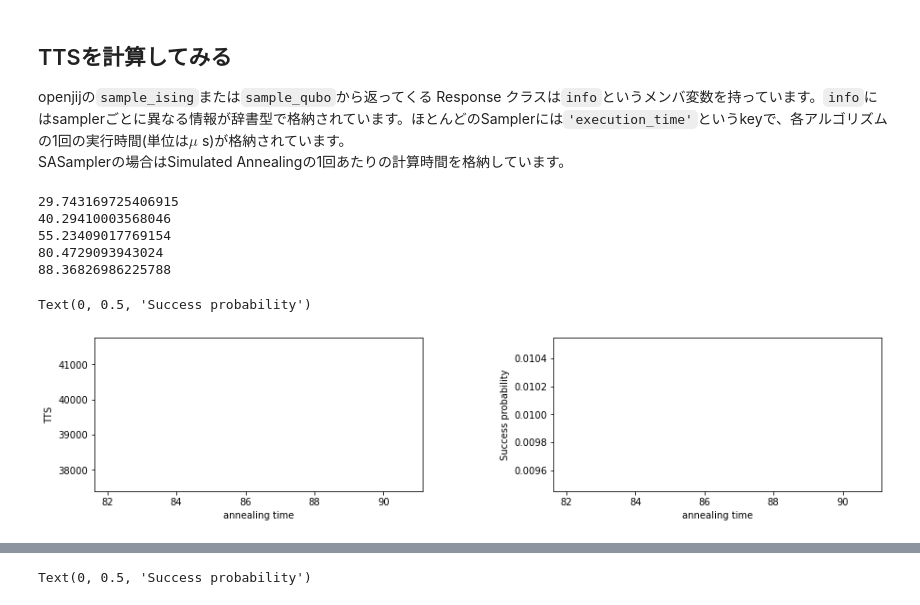
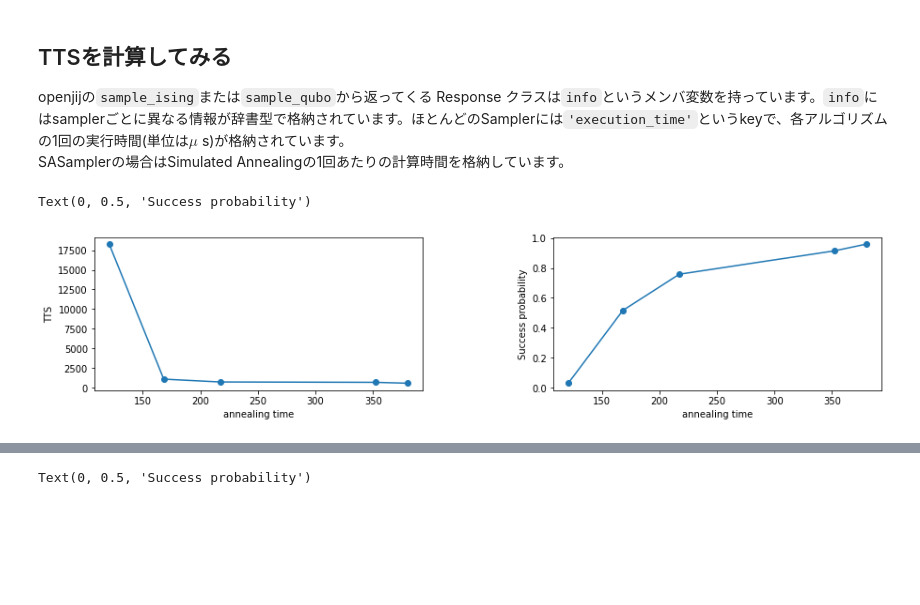
Before and after one commit to OpenJij/OpenJijTutorial, a Jupyter notebook: source/ja/02-Evaluation.ipynb, the cells around one changed output, grey strips where cells are left out. Drawn from its saved outputs; the diff is of its cells as text; code cells hidden in the pictures; blank space fills up the shorter version.

```diff
--- a/source/ja/02-Evaluation.ipynb
+++ b/source/ja/02-Evaluation.ipynb
@@ -75,6 +80,9 @@ SASamplerの場合はSimulated Annealingの1回あたりの計算時間を格納
 # %%
 # 最適解を作成します。
 correct_state = [(-1)**i for i in range(N)]
+# 最適値を計算しておきます。
+bqm = oj.BinaryQuadraticModel.from_ising(h, J)
+minimum_energy = bqm.energy(correct_state)
 
 # TTS を計算するのに必要なpRを定義します。
 pR = 0.99
@@ -82,16 +90,18 @@ pR = 0.99
 # Samplerの引数の というパラメータに渡すリスト: num_sweeps_listを定義します。
 # num_sweepsはアニーリング中のパラメータ(温度, 横磁場)を下げていくときの分割数です。
 # よって増やすほどゆっくりアニーリングをすることに相当し、アニーリング時間が伸びます。
-num_sweeps_list = list(range(10, 51, 10))
+num_sweeps_list = [30, 50, 80, 100, 150, 200]
 
-TTS_list = [] # 各計算時間に対するTTSを格納しておくリストを定義します。
-tau_list = [] # 計算時間を格納しておくリストを定義します。
+TTS_list = []       # 各計算時間に対するTTSを格納しておくリストを定義します。
+tau_list = []        # 計算時間を格納しておくリストを定義します。
+e_mean_list = []  # エネルギーの平均値
+e_min_list = []    # 最小エネルギー
 
 # 計算の過程で成功確率が求まるので、それを格納しておくリストも定義します。
 ps_list = []
 
 # 確率を計算するために1回のアニーリングを行う回数を定義します。
-num_reads = 100
+num_reads = 1000
 
 for num_sweeps in num_sweeps_list:
     sampler = oj.SASampler(num_sweeps=num_sweeps, num_reads=num_reads)
@@ -100,8 +110,9 @@ for num_sweeps in num_sweeps_list:
     # 計算結果のうち、最適解の数を数えて最適解を得た確率を計算します。
     tau = response.info['execution_time']
 
-    # psを計算します。stateはndarrayなので.all()を用いてリストを比較します。
-    ps = sum([1 if (state == correct_state).all() else 0 for state in response.states])/num_reads
+    # psを計算します。最適値以下のエネルギーの個数をカウントします。
+    energies = response.energies
+    ps = len(energies[energies <= minimum_energy])/num_reads
 
 
     # ps = 0のときTTSが無限大に発散してしまうため、それを回避します。
@@ -109,32 +120,29 @@ for num_sweeps in num_sweeps_list:
         continue
 
     # TTSを計算します。
-    TTS_list.append(np.log(1-pR)/np.log(1-ps)*tau)
+    TTS_list.append(np.log(1-pR)/np.log(1-ps)*tau if ps < pR else tau)
     tau_list.append(tau)
 
     # 成功確率を計算します。
     ps_list.append(ps)
+
+    e_mean_list.append(np.mean(energies))
+    e_min_list.append(np.min(energies))
-# %% [output]
-29.743169725406915
-40.29410003568046
-55.23409017769154
-80.4729093943024
-88.36826986225788
 # %%
 # 各種描画の設定を行います。
 fig, (axL, axR) = plt.subplots(ncols=2, figsize=(15,3))
 plt.subplots_adjust(wspace=0.4)
 fontsize = 10
 
 # TTSを描画します。
-axL.plot(tau_list, TTS_list)
+axL.plot(tau_list, TTS_list, '-o')
 axL.set_xlabel('annealing time', fontsize=fontsize)
 axL.set_ylabel('TTS', fontsize=fontsize)
 
 # 成功確率psを描画します。
-axR.plot(tau_list, ps_list)
+axR.plot(tau_list, ps_list, '-o')
 axR.set_xlabel('annealing time', fontsize=fontsize)
 axR.set_ylabel('Success probability', fontsize=fontsize)
 # %% [output]
 Text(0, 0.5, 'Success probability')
-[figure, old version]
+[figure, new version]
```
Also changed, not shown: parts of 6 cells of this notebook, 20 other files.
